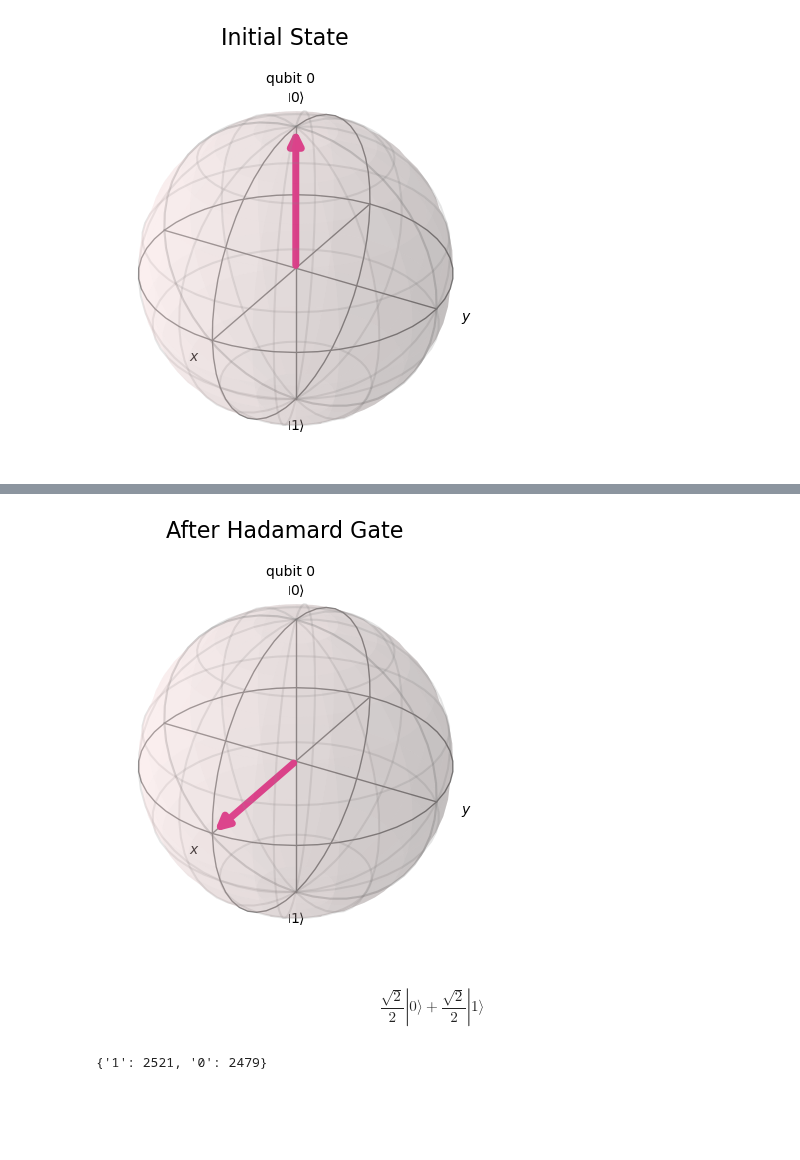
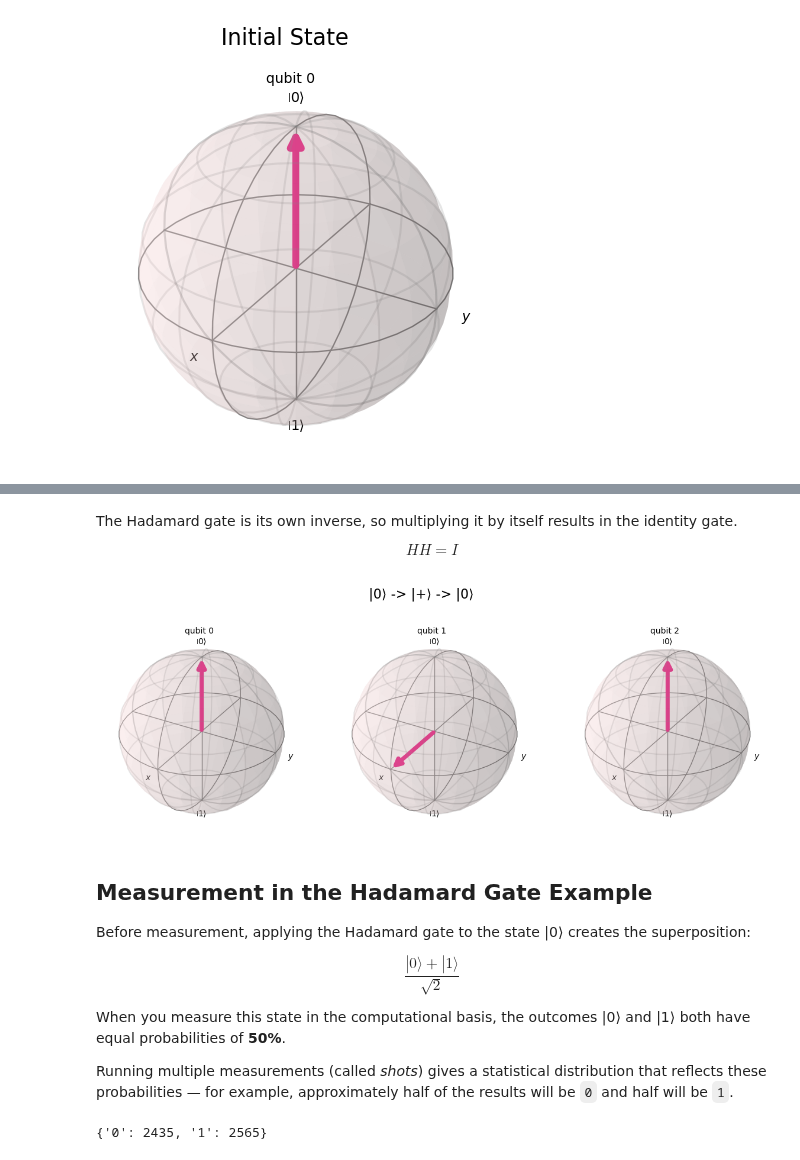
Before and after one commit to mforgo/Quantum-Examples, a Jupyter notebook: Gates/Hadamard.ipynb, the cells around one changed output, grey strips where cells are left out. Cells and saved outputs as stored; diff of their text form; code cells hidden in the pictures; blank space fills up the shorter version.

Commit message:
Upgraded Hadamard

```diff
--- a/Gates/Hadamard.ipynb
+++ b/Gates/Hadamard.ipynb
@@ -67,13 +14,23 @@ Below is an example implementation in Python using Qiskit, a popular quantum com
 # %%
-from qiskit import QuantumRegister, ClassicalRegister, QuantumCircuit
+# Imports and simulator configuration
+from qiskit import QuantumCircuit, QuantumRegister, ClassicalRegister
 from qiskit_aer import AerSimulator
 from qiskit.quantum_info import Statevector
 from qiskit.visualization import plot_bloch_multivector
+import numpy as np
 
-qreg_q = QuantumRegister(1, 'q')
+# Create simulator
+simulator = AerSimulator()
+
+# Initialize
+qreg_q = QuantumRegister(3, 'q')
 creg_c = ClassicalRegister(1, 'c')
 circuit = QuantumCircuit(qreg_q, creg_c)
 
-plot_bloch_multivector(Statevector(circuit), title="Initial State")
+qr = QuantumRegister(1, 'q')
+cr = ClassicalRegister(1, 'c')
+qc = QuantumCircuit(qr, cr)
+
+plot_bloch_multivector(Statevector(qc), title="Initial State")
 # %% [output]
 [figure]
@@ -80,18 +55,32 @@ plot_bloch_multivector(Statevector(circuit), title="Initial State")
+# %% [markdown]
+The Hadamard gate is its own inverse, so multiplying it by itself results in the identity gate.
+
+$$
+HH = I
+$$
 # %%
-circuit.h(qreg_q[0])
-plot_bloch_multivector(Statevector(circuit), title="After Hadamard Gate")
+circuit.h(qreg_q[1])
+plot_bloch_multivector(Statevector(circuit), title="|0⟩ -> |+⟩ -> |0⟩")
 # %% [output]
-[figure, old version]
+[figure, new version]
-# %%
-Statevector(circuit).draw("latex")
-# %% [output]
-$$\frac{\sqrt{2}}{2} |0\rangle+\frac{\sqrt{2}}{2} |1\rangle$$
+# %% [markdown]
+## Measurement in the Hadamard Gate Example
+
+Before measurement, applying the Hadamard gate to the state |0⟩ creates the superposition:
+
+$$
+\frac{|0⟩ + |1⟩}{\sqrt{2}}
+$$
+
+When you measure this state in the computational basis, the outcomes |0⟩ and |1⟩ both have equal probabilities of **50%**.
+
+Running multiple measurements (called *shots*) gives a statistical distribution that reflects these probabilities — for example, approximately half of the results will be `0` and half will be `1`.
 # %%
-circuit.measure(qreg_q[0], creg_c[0])
+qc.measure(qr[0], cr[0])
 
 sim = AerSimulator(shots=5000)
-result = sim.run(circuit).result()
+result = sim.run(qc).result()
 
-print(result.get_counts(circuit))
+print(result.get_counts(qc))
 # %% [output]
-{'1': 2521, '0': 2479}
+{'0': 2435, '1': 2565}
```
Also changed, not shown: parts of 3 cells of this notebook.
